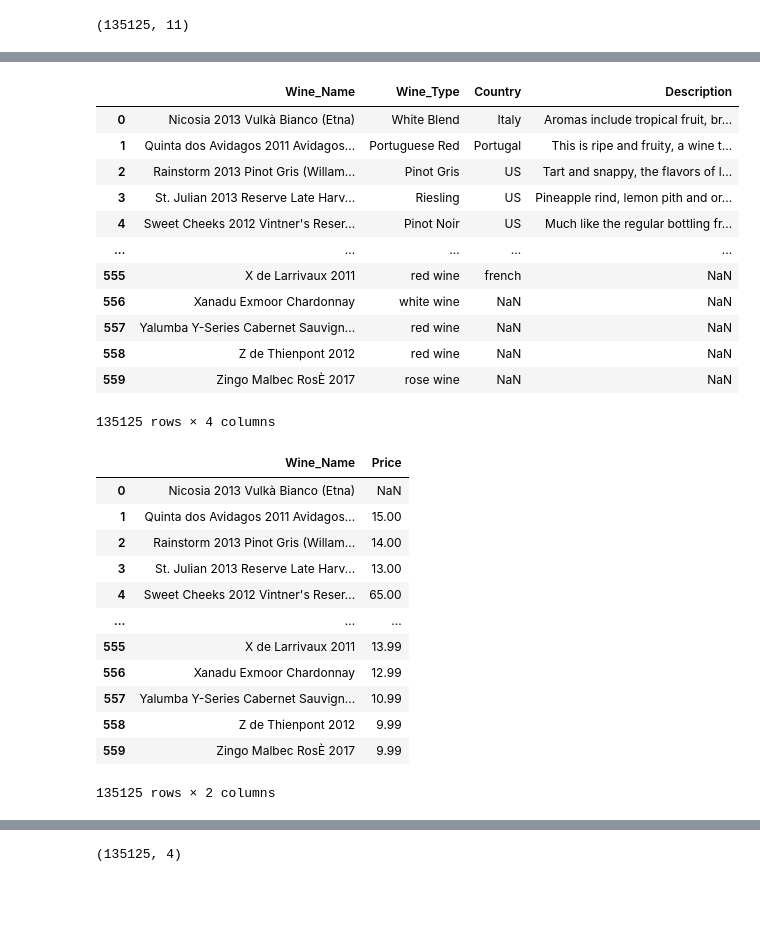
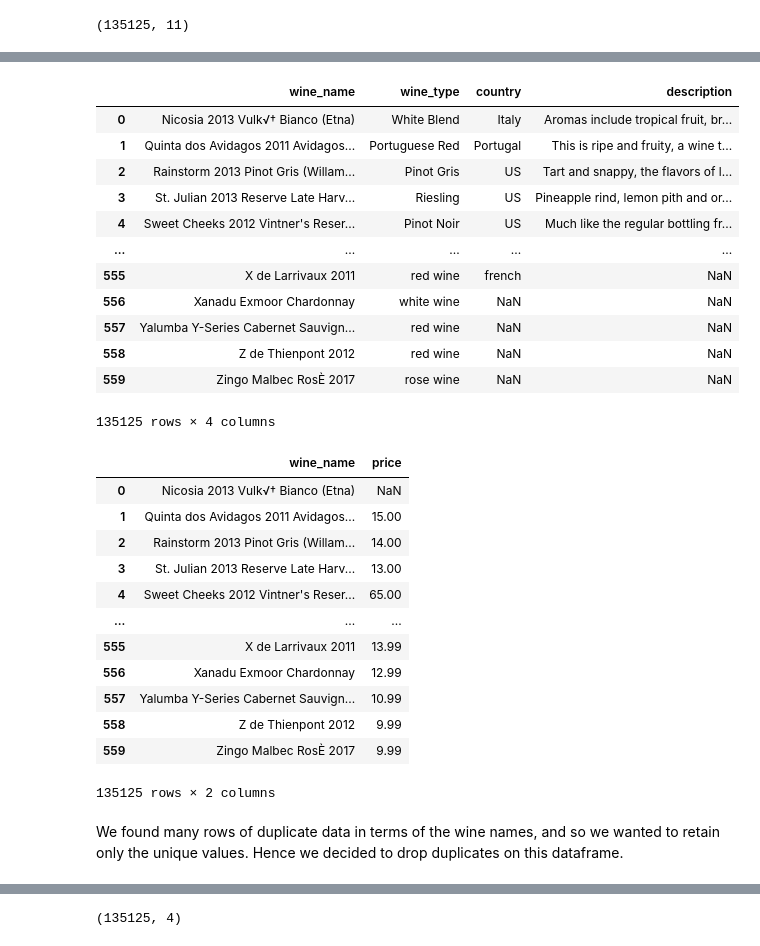
Before and after one commit to nirupamashankar/ETL-Project, a Jupyter notebook: wine_data.ipynb, the cells around one changed output, grey strips where cells are left out. Saved outputs shown, nothing was run; the diff lists cells and outputs as text; code cells hidden in the pictures; blank space fills up the shorter version.

```diff
--- a/wine_data.ipynb
+++ b/wine_data.ipynb
@@ -115,13 +129,16 @@ df2.head()
 # %%
 df2_data = df2.to_csv('df2.csv', index = True)
 # %%
+#normalizing data, getting just info needed for wine table
 wine_df = df2[['Full Name', 'Wine Type', 'Country', 'Description']]
-wine_df = wine_df.rename(columns={'Full Name': 'Wine_Name',
-                                 'Wine Type': 'Wine_Type'})
+wine_df = wine_df.rename(columns={'Full Name': 'wine_name',
+                                 'Wine Type': 'wine_type',
+                                 "Country" : "country",
+                                 "Description": "description"})
 wine_df
 # %% [output]
-|  | Wine_Name | Wine_Type | Country | Description |
-| 0 | Nicosia 2013 Vulkà Bianco (Etna) | White Blend | Italy | Aromas include tropical fruit, br... |
+|  | wine_name | wine_type | country | description |
+| 0 | Nicosia 2013 Vulk√† Bianco (Etna) | White Blend | Italy | Aromas include tropical fruit, br... |
 | 1 | Quinta dos Avidagos 2011 Avidagos... | Portuguese Red | Portugal | This is ripe and fruity, a wine t... |
 | 2 | Rainstorm 2013 Pinot Gris (Willam... | Pinot Gris | US | Tart and snappy, the flavors of l... |
 | 3 | St. Julian 2013 Reserve Late Harv... | Riesling | US | Pineapple rind, lemon pith and or... |
@@ -134,12 +151,14 @@ wine_df
 | 559 | Zingo Malbec RosÈ 2017 | rose wine | NaN | NaN |
 135125 rows × 4 columns
 # %%
+#normalizing data, getting just info needed for price table
 price_df = df2[['Full Name', 'Price']]
-price_df = price_df.rename(columns={'Full Name': 'Wine_Name'})
+price_df = price_df.rename(columns={'Full Name': 'wine_name',
+                                   "Price": "price"})
 price_df
 # %% [output]
-|  | Wine_Name | Price |
-| 0 | Nicosia 2013 Vulkà Bianco (Etna) | NaN |
+|  | wine_name | price |
+| 0 | Nicosia 2013 Vulk√† Bianco (Etna) | NaN |
 | 1 | Quinta dos Avidagos 2011 Avidagos... | 15.00 |
 | 2 | Rainstorm 2013 Pinot Gris (Willam... | 14.00 |
 | 3 | St. Julian 2013 Reserve Late Harv... | 13.00 |
@@ -151,4 +170,6 @@ price_df
 | 558 | Z de Thienpont 2012 | 9.99 |
 | 559 | Zingo Malbec RosÈ 2017 | 9.99 |
 135125 rows × 2 columns
+# %% [markdown]
+We found many rows of duplicate data in terms of the wine names, and so we wanted to retain only the unique values. Hence we decided to drop duplicates on this dataframe.
 # %%
```
Also changed, not shown: parts of 20 cells of this notebook, 1 other file.
